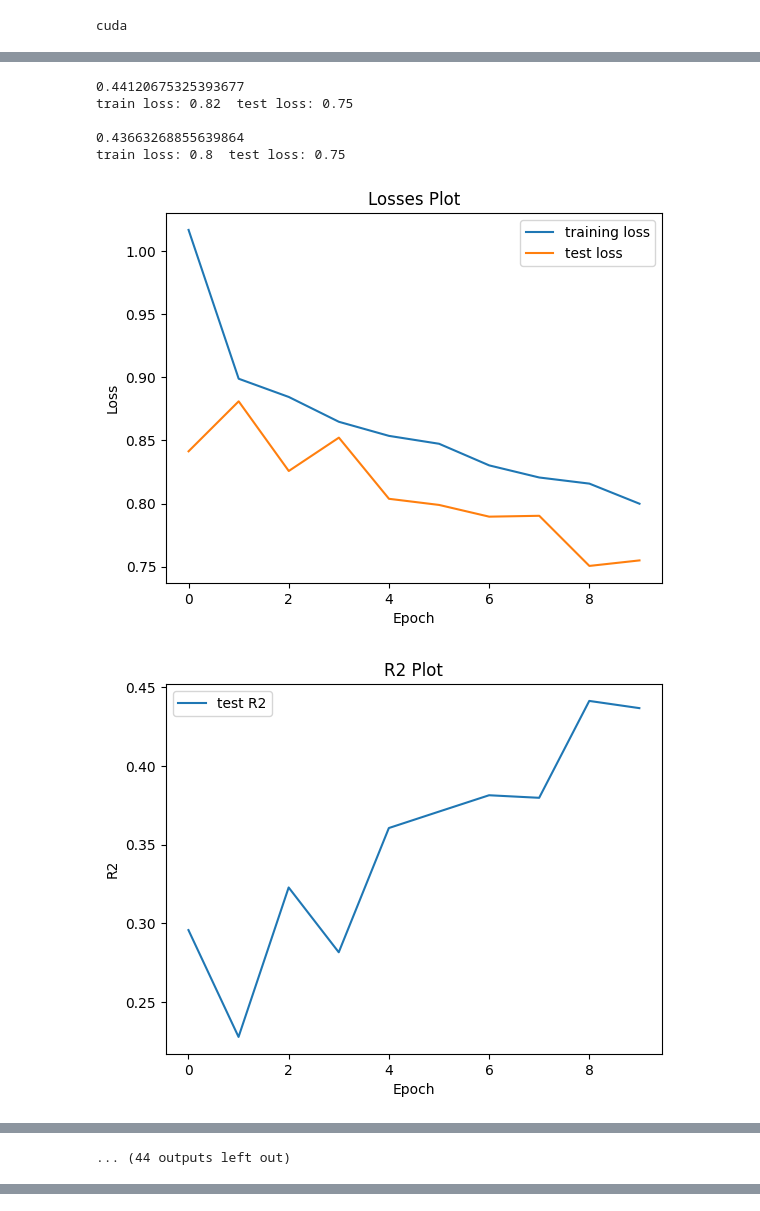
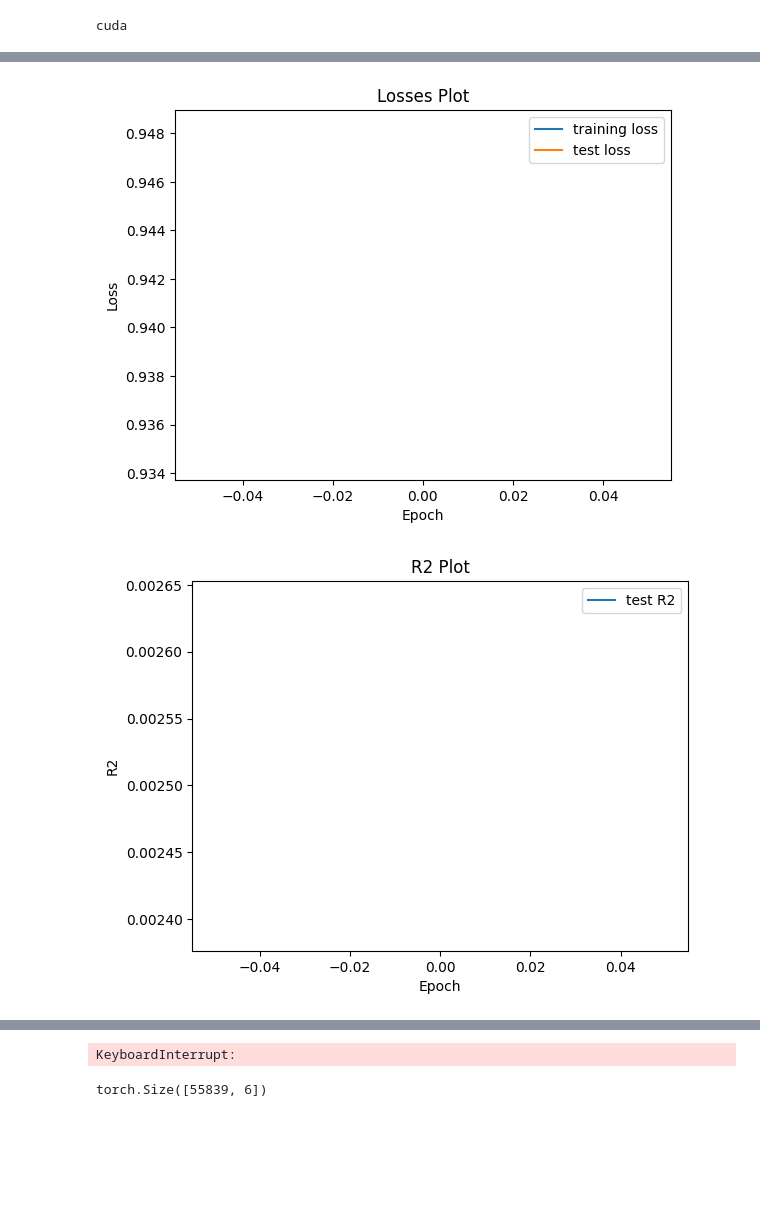
Before and after one commit to BOWENmeZHENG/hyundaiGNN, a Jupyter notebook: model.ipynb, the cells around one changed output, grey strips where cells are left out. Cells and saved outputs as stored; diff of their text form; code cells hidden in the pictures; blank space fills up the shorter version.

```diff
--- a/model.ipynb
+++ b/model.ipynb
@@ -42,7 +43,7 @@ for args in [
         {'num_layers': 25,
          'batch_size': 2,
          'hidden_dim': 32,
-         'epochs': 100,
+         'epochs': 1,
          'seed':42,
          'opt': 'adam',
          'opt_scheduler': 'none',
@@ -52,7 +53,7 @@ for args in [
          'train_size': 107,
          'test_size': 28,
          'test_interval': 1,
-         'plot_interval': 10,
+         'plot_interval': 1,
          'device':'cuda',
          'shuffle': True,
          'save_best_model': False,
@@ -79,3 +76,3 @@ cuda
 # %%
-test_losses, test_r2, losses, best_model, best_test_loss, test_loader = trainer.train(dataset, device, stats_list, args)
+test_losses, test_r2, losses, best_model, best_test_loss, test_loader, test_distributions = trainer.train(dataset, device, stats_list, args)
 # %% [output]
@@ -98,7 +81,2 @@ train loss: 0.82  test loss: 0.79
-0.44120675325393677
-train loss: 0.82  test loss: 0.75
-
-0.43663268855639864
-train loss: 0.8  test loss: 0.75
-[figure, old version]
+[figure, new version]
-[figure, old version]
+[figure, new version]
@@ -107 +82,0 @@ train loss: 0.78  test loss: 0.74
-... (44 outputs left out)
@@ -107,0 +87 @@ train loss: 0.78  test loss: 0.74
+KeyboardInterrupt:
@@ -111,0 +95,4 @@ train loss: 0.78  test loss: 0.74
+# %%
+loaded["pos"].shape
+# %% [output]
+torch.Size([55839, 6])
```
Also changed, not shown: parts of 12 cells of this notebook, 6 other files.
